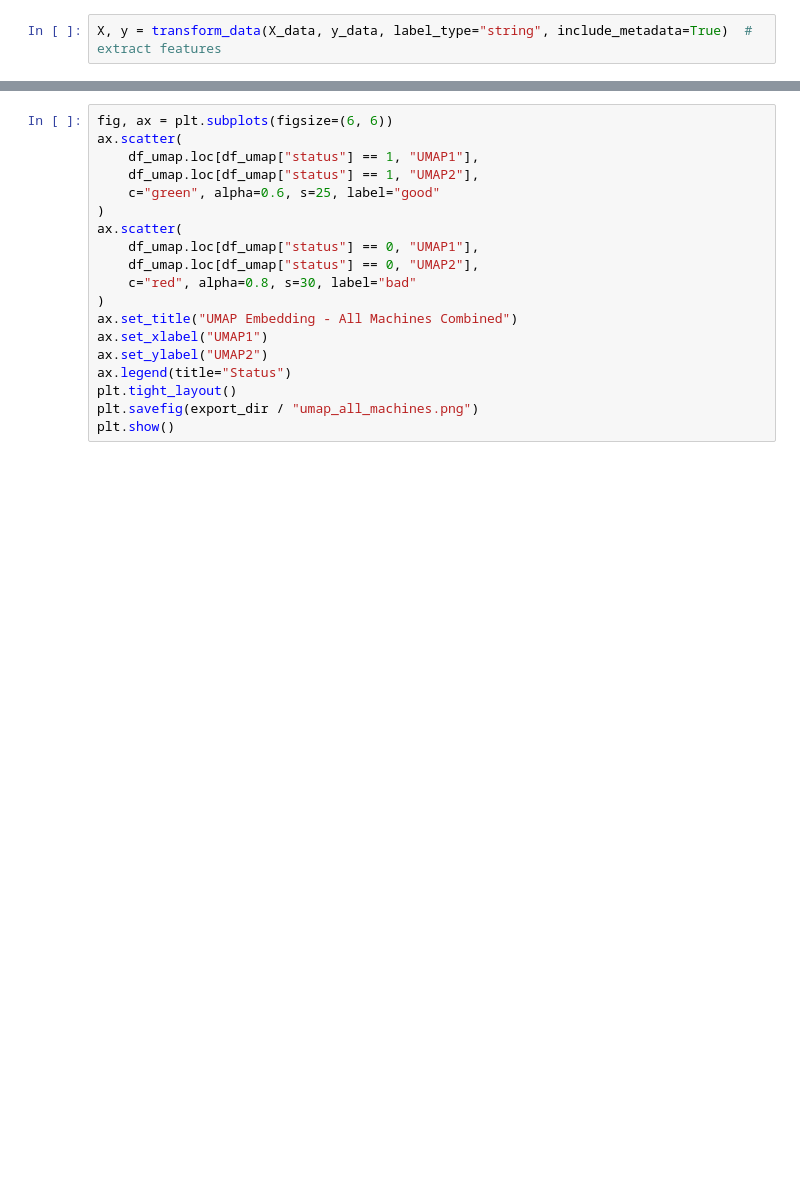
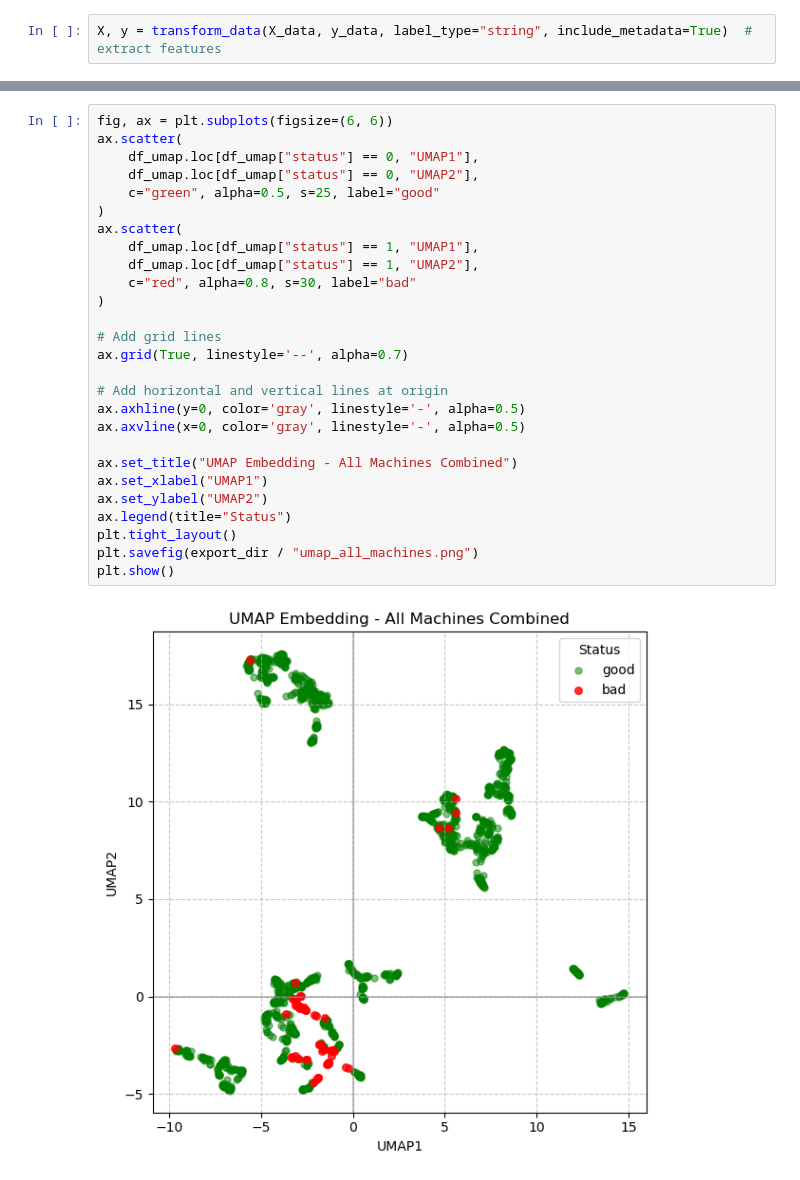
Before and after one commit to koendebonth/DSS_Thesis_CNC, a Jupyter notebook: src/UMAP.ipynb, the cells around one changed output, grey strips where cells are left out. Cells and saved outputs as stored; diff of their text form; blank space fills up the shorter version.

```diff
--- a/src/UMAP.ipynb
+++ b/src/UMAP.ipynb
@@ -187,22 +203,32 @@ plt.show()
 # %%
 fig, ax = plt.subplots(figsize=(6, 6))
 ax.scatter(
+    df_umap.loc[df_umap["status"] == 0, "UMAP1"],
+    df_umap.loc[df_umap["status"] == 0, "UMAP2"],
+    c="green", alpha=0.5, s=25, label="good"
+)
+ax.scatter(
     df_umap.loc[df_umap["status"] == 1, "UMAP1"],
     df_umap.loc[df_umap["status"] == 1, "UMAP2"],
-    c="green", alpha=0.6, s=25, label="good"
-)
-ax.scatter(
-    df_umap.loc[df_umap["status"] == 0, "UMAP1"],
-    df_umap.loc[df_umap["status"] == 0, "UMAP2"],
     c="red", alpha=0.8, s=30, label="bad"
 )
+
+# Add grid lines
+ax.grid(True, linestyle='--', alpha=0.7)
+
+# Add horizontal and vertical lines at origin
+ax.axhline(y=0, color='gray', linestyle='-', alpha=0.5)
+ax.axvline(x=0, color='gray', linestyle='-', alpha=0.5)
+
 ax.set_title("UMAP Embedding - All Machines Combined")
 ax.set_xlabel("UMAP1")
 ax.set_ylabel("UMAP2")
 ax.legend(title="Status")
 plt.tight_layout()
 plt.savefig(export_dir / "umap_all_machines.png")
 plt.show()
+# %% [output]
+[figure, added]
 # %%
 # Install necessary packages if not already installed
 try:
```
Also changed, not shown: parts of 5 cells of this notebook, 1 other file.
